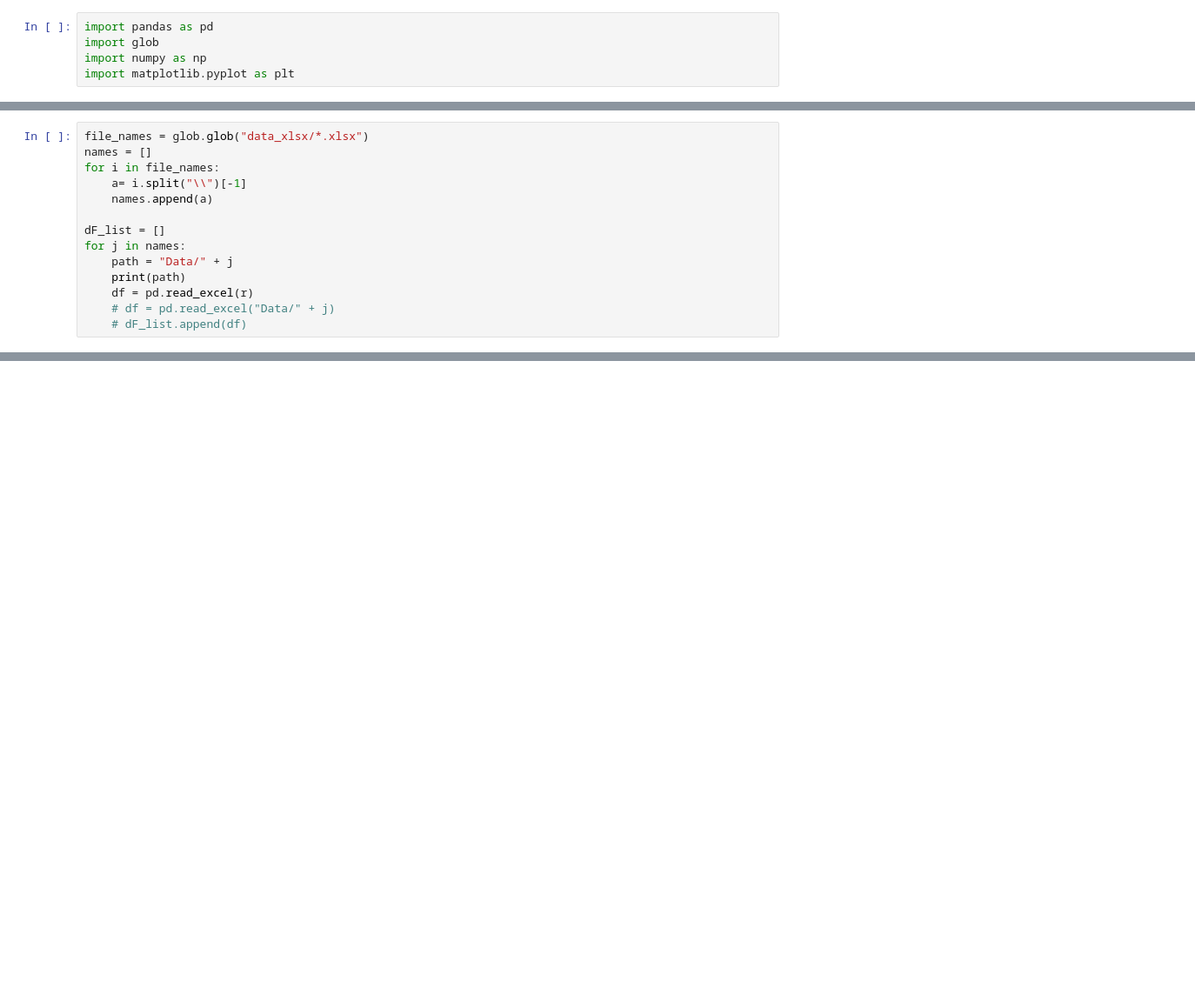
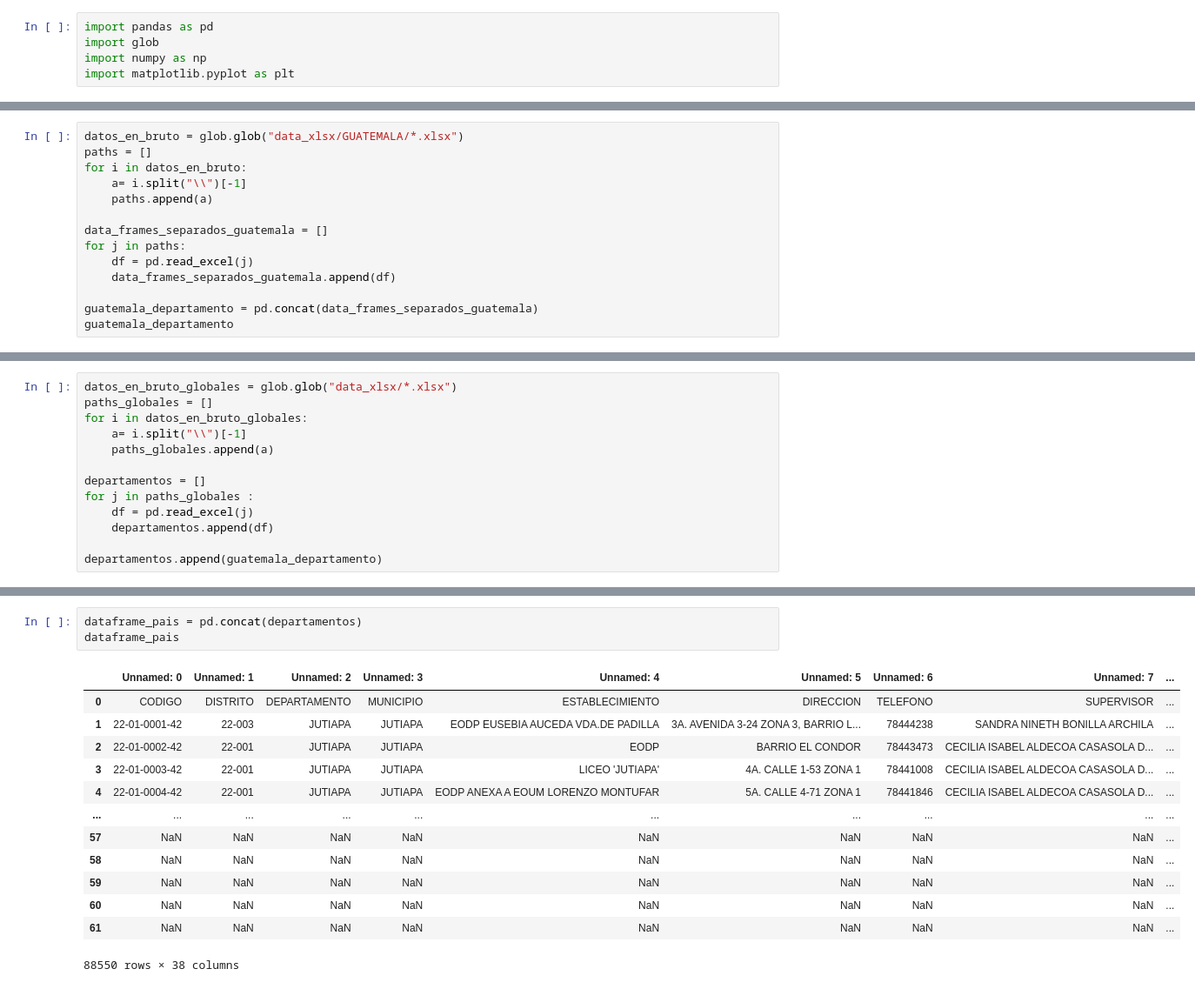
Before and after one commit to RudiksChess/DS_proyecto_1, a Jupyter notebook: Proyecto_1_DS.ipynb, the cells around one changed output, grey strips where cells are left out. Shown: that part at 87% size. Cells and saved outputs as stored; diff of their text form; blank space fills up the shorter version.

Commit message:
Merge dataframes
Intenté hacer un merge de todos los dataframes (no funcionó)

```diff
--- a/Proyecto_1_DS.ipynb
+++ b/Proyecto_1_DS.ipynb
@@ -11,0 +14,14 @@ import matplotlib.pyplot as plt
+# %%
+datos_en_bruto = glob.glob("data_xlsx/GUATEMALA/*.xlsx")
+paths = []
+for i in datos_en_bruto:
+    a= i.split("\\")[-1]
+    paths.append(a)
+
+data_frames_separados_guatemala = []
+for j in paths:
+    df = pd.read_excel(j)
+    data_frames_separados_guatemala.append(df)
+
+guatemala_departamento = pd.concat(data_frames_separados_guatemala)
+guatemala_departamento
@@ -12,14 +44,13 @@ import matplotlib.pyplot as plt
 # %%
-file_names = glob.glob("data_xlsx/*.xlsx")
-names = []
-for i in file_names:
+datos_en_bruto_globales = glob.glob("data_xlsx/*.xlsx")
+paths_globales = []
+for i in datos_en_bruto_globales:
     a= i.split("\\")[-1]
-    names.append(a)
+    paths_globales.append(a)
 
-dF_list = []
-for j in names:
-    path = "Data/" + j
-    print(path)
-    df = pd.read_excel(r)
-    # df = pd.read_excel("Data/" + j)
-    # dF_list.append(df)
+departamentos = []
+for j in paths_globales :
+    df = pd.read_excel(j)
+    departamentos.append(df)
+
+departamentos.append(guatemala_departamento)
@@ -50,0 +57,17 @@ pd.read_excel("data_csv/ESCUINTLA.xlsx")
+# %%
+dataframe_pais = pd.concat(departamentos)
+dataframe_pais
+# %% [output]
+|  | Unnamed: 0 | Unnamed: 1 | Unnamed: 2 | Unnamed: 3 | Unnamed: 4 | Unnamed: 5 | Unnamed: 6 | Unnamed: 7 | ... |
+| 0 | CODIGO | DISTRITO | DEPARTAMENTO | MUNICIPIO | ESTABLECIMIENTO | DIRECCION | TELEFONO | SUPERVISOR | ... |
+| 1 | 22-01-0001-42 | 22-003 | JUTIAPA | JUTIAPA | EODP EUSEBIA AUCEDA VDA.DE PADILLA | 3A. AVENIDA 3-24 ZONA 3, BARRIO L... | 78444238 | SANDRA NINETH BONILLA ARCHILA | ... |
+| 2 | 22-01-0002-42 | 22-001 | JUTIAPA | JUTIAPA | EODP | BARRIO EL CONDOR | 78443473 | CECILIA ISABEL ALDECOA CASASOLA D... | ... |
+| 3 | 22-01-0003-42 | 22-001 | JUTIAPA | JUTIAPA | LICEO 'JUTIAPA' | 4A. CALLE 1-53 ZONA 1 | 78441008 | CECILIA ISABEL ALDECOA CASASOLA D... | ... |
+| 4 | 22-01-0004-42 | 22-001 | JUTIAPA | JUTIAPA | EODP ANEXA A EOUM LORENZO MONTUFAR | 5A. CALLE 4-71 ZONA 1 | 78441846 | CECILIA ISABEL ALDECOA CASASOLA D... | ... |
+| ... | ... | ... | ... | ... | ... | ... | ... | ... | ... |
+| 57 | NaN | NaN | NaN | NaN | NaN | NaN | NaN | NaN | ... |
+| 58 | NaN | NaN | NaN | NaN | NaN | NaN | NaN | NaN | ... |
+| 59 | NaN | NaN | NaN | NaN | NaN | NaN | NaN | NaN | ... |
+| 60 | NaN | NaN | NaN | NaN | NaN | NaN | NaN | NaN | ... |
+| 61 | NaN | NaN | NaN | NaN | NaN | NaN | NaN | NaN | ... |
+88550 rows × 38 columns
```
Also changed, not shown: parts of 6 cells of this notebook, 4 other files.
